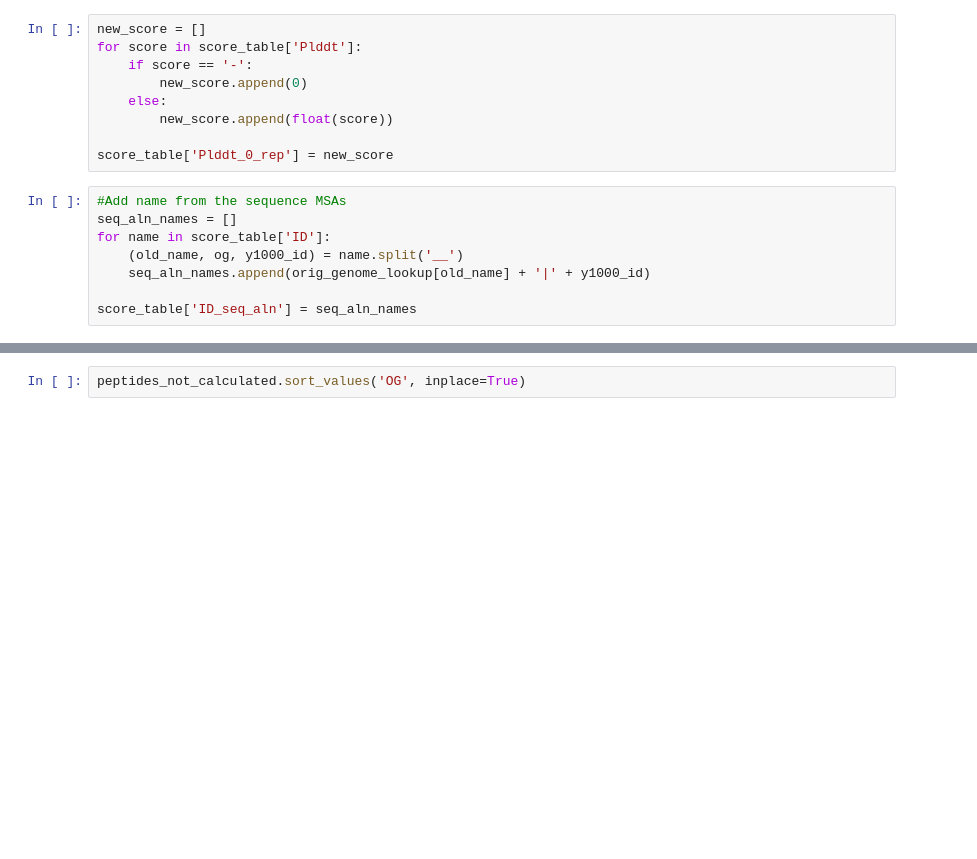
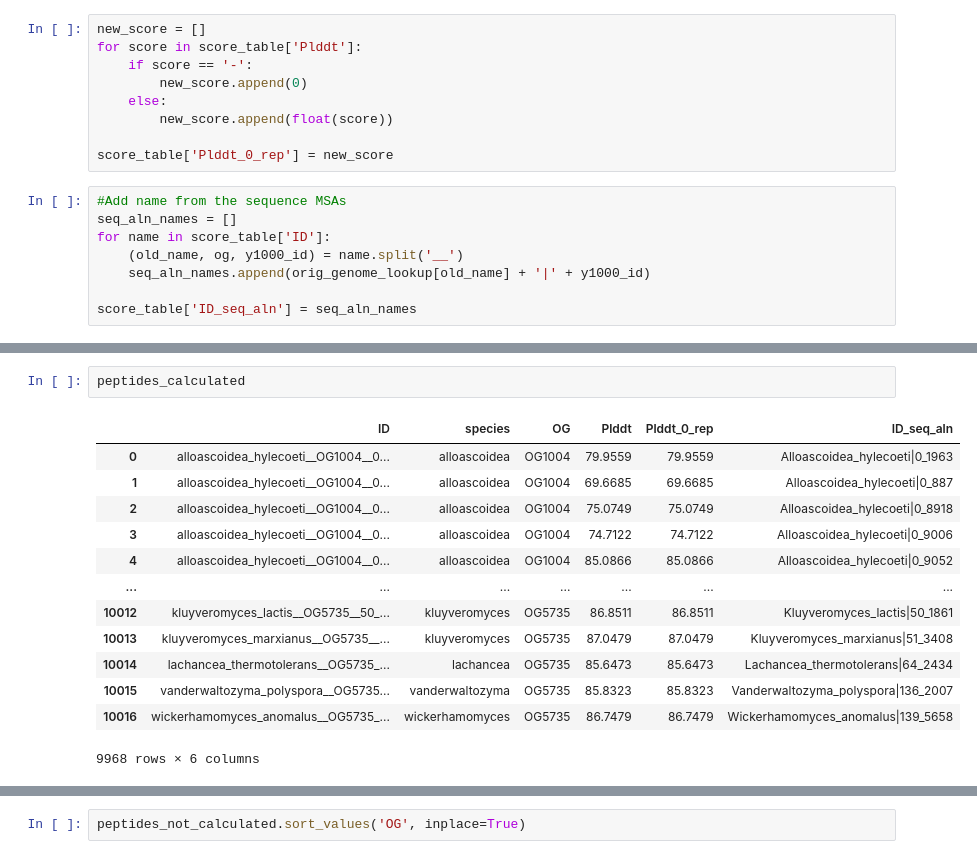
Before and after one commit to heineike02/diverse_yeast, a Jupyter notebook: 20220719_alphafold_PLDDT_scores.ipynb, the cells around one changed output, grey strips where cells are left out. Cells and saved outputs as stored; diff of their text form; blank space fills up the shorter version.

```diff
--- a/20220719_alphafold_PLDDT_scores.ipynb
+++ b/20220719_alphafold_PLDDT_scores.ipynb
@@ -71,3 +74,19 @@ Text(0.5, 1.0, 'Histogram of PLDDT Scores for Calculated Structures')
+# %%
+peptides_calculated
+# %% [output]
+|  | ID | species | OG | Plddt | Plddt_0_rep | ID_seq_aln |
+| 0 | alloascoidea_hylecoeti__OG1004__0... | alloascoidea | OG1004 | 79.9559 | 79.9559 | Alloascoidea_hylecoeti|0_1963 |
+| 1 | alloascoidea_hylecoeti__OG1004__0... | alloascoidea | OG1004 | 69.6685 | 69.6685 | Alloascoidea_hylecoeti|0_887 |
+| 2 | alloascoidea_hylecoeti__OG1004__0... | alloascoidea | OG1004 | 75.0749 | 75.0749 | Alloascoidea_hylecoeti|0_8918 |
+| 3 | alloascoidea_hylecoeti__OG1004__0... | alloascoidea | OG1004 | 74.7122 | 74.7122 | Alloascoidea_hylecoeti|0_9006 |
+| 4 | alloascoidea_hylecoeti__OG1004__0... | alloascoidea | OG1004 | 85.0866 | 85.0866 | Alloascoidea_hylecoeti|0_9052 |
+| ... | ... | ... | ... | ... | ... | ... |
+| 10012 | kluyveromyces_lactis__OG5735__50_... | kluyveromyces | OG5735 | 86.8511 | 86.8511 | Kluyveromyces_lactis|50_1861 |
+| 10013 | kluyveromyces_marxianus__OG5735__... | kluyveromyces | OG5735 | 87.0479 | 87.0479 | Kluyveromyces_marxianus|51_3408 |
+| 10014 | lachancea_thermotolerans__OG5735_... | lachancea | OG5735 | 85.6473 | 85.6473 | Lachancea_thermotolerans|64_2434 |
+| 10015 | vanderwaltozyma_polyspora__OG5735... | vanderwaltozyma | OG5735 | 85.8323 | 85.8323 | Vanderwaltozyma_polyspora|136_2007 |
+| 10016 | wickerhamomyces_anomalus__OG5735_... | wickerhamomyces | OG5735 | 86.7479 | 86.7479 | Wickerhamomyces_anomalus|139_5658 |
+9968 rows × 6 columns
 # %%
 #For each OG, for the peptides that are calculated, calculate Mean and Var
 
```
Also changed, not shown: parts of 25 cells of this notebook, 21 other files.
